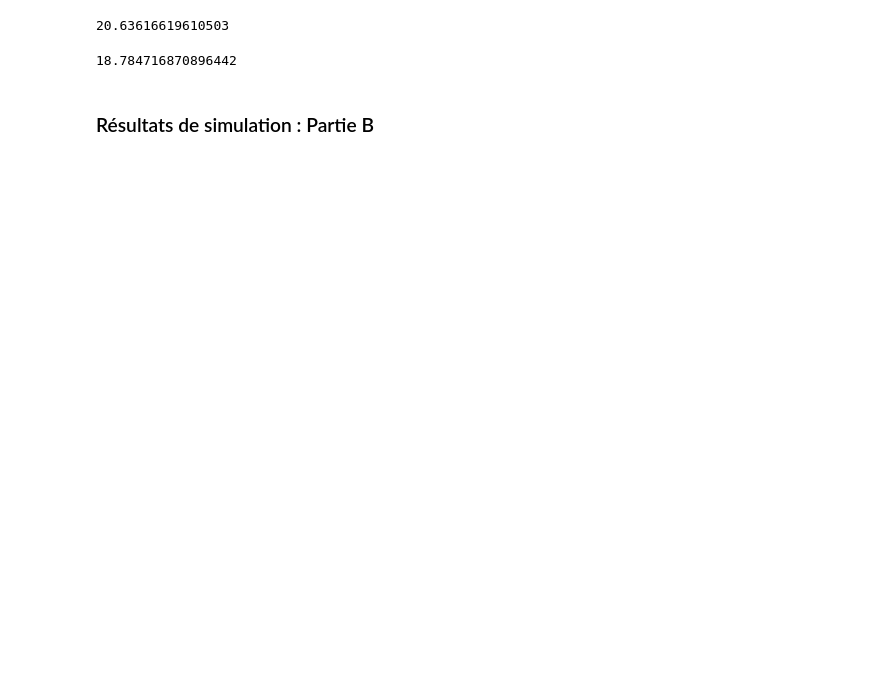
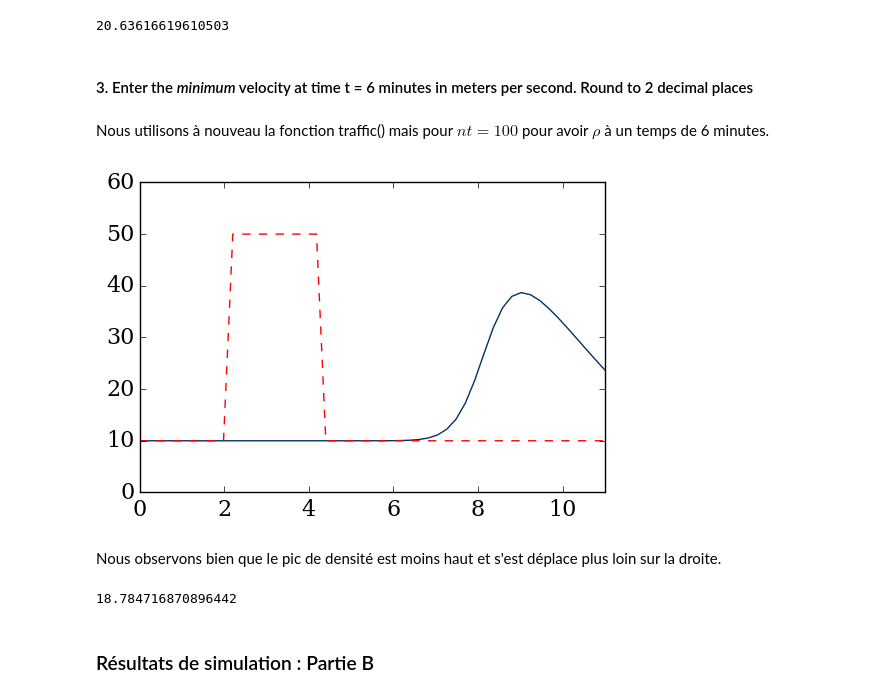
Before and after one commit to LusArt/Traffic_1, a Jupyter notebook: Traffic_1.ipynb, the cells around one changed output. Saved outputs shown, nothing was run; the diff lists cells and outputs as text; code cells hidden in the pictures; blank space fills up the shorter version.

```diff
--- a/Traffic_1.ipynb
+++ b/Traffic_1.ipynb
@@ -57,10 +61,11 @@ from matplotlib import pyplot
 from matplotlib import rcParams
 rcParams['font.family'] = 'serif'
 rcParams['font.size'] = 16
-# %%
-Vm = 80
-L = 11.
-rhom = 250
-nx = 51
-dt = 0.001
+# %%
+## conditions initiales données ##
+Vm1 = 80        # vitesse maximum en kilomètre heure (pour la première partie du travail)
+L = 11.          # longueur en kilomètre
+rhom = 250       # densité maximale en nombre de voiture par kilomètre
+nx = 51          # nombre de points de la grille spatiale
+dt = 0.001       # durée de chaque pas en heure
 # %%
@@ -78,5 +100,23 @@ pyplot.xlim(0,11);
 # %%
-def traffic(nt,rho0,condition):
+def traffic(nt,rho0,condition,Vm):
+    """
+
+    Paramètres
+    ----------
+    nt : tableau de float
+        permet de modifier le temps de la simulation
+    rho0 : tableau de float
+        condition initiales de la densité de circulation
+    condition : float
+        condition de bord
+
+    Returns
+    -------
+    rho : tableau de float
+        densité de circulation après un nombe nt de pas
+
+    """
+
     rho = rho0.copy()
     for n in range(nt):
         rhon = rho.copy()
@@ -112,5 +183,9 @@ len(V)
 numpy.mean(V)/3.6
 # %% [output]
 20.63616619610503
+# %% [markdown]
+#### 3. Enter the *minimum* velocity at time t = 6 minutes in meters per second. Round to 2 decimal places
+# %% [markdown]
+Nous utilisons à nouveau la fonction traffic() mais pour $nt=100$ pour avoir $\rho$ à un temps de 6 minutes.
 # %%
-rho = traffic(100,rho0_1,10)
+rho = traffic(100,rho0_1,10,Vm1)
@@ -118,0 +192,9 @@ V = Vm*(1-rho.copy()/rhom)
+# %%
+pyplot.plot(x, rho, color='#003366', ls='-', lw=1)
+pyplot.plot(x, rho0_1, color='r', ls='--', lw=1)
+pyplot.ylim(0,60);
+pyplot.xlim(0,11);
+# %% [output]
+[figure, added]
+# %% [markdown]
+Nous observons bien que le pic de densité est moins haut et s'est déplace plus loin sur la droite.
```
Also changed, not shown: parts of 44 cells of this notebook.
